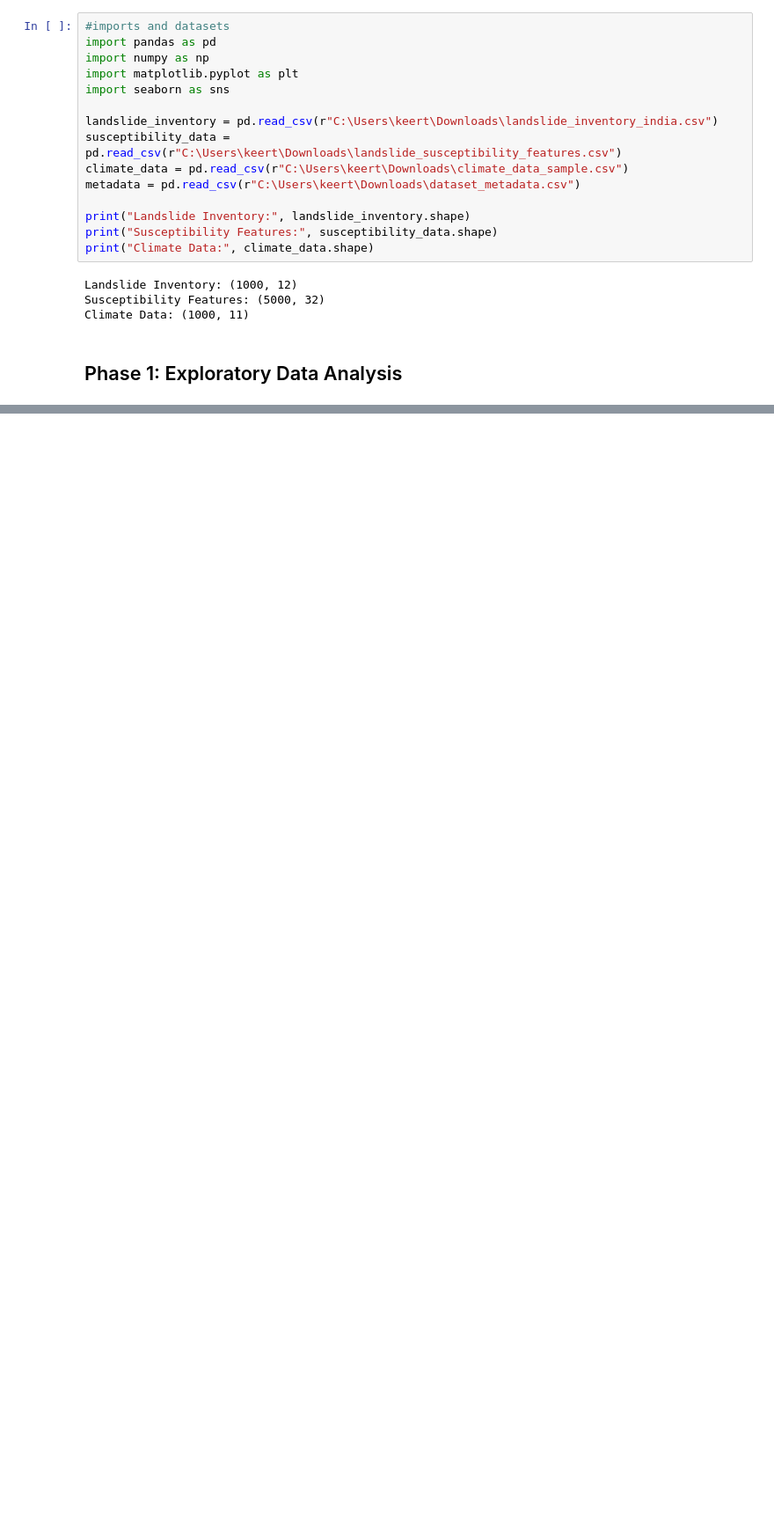
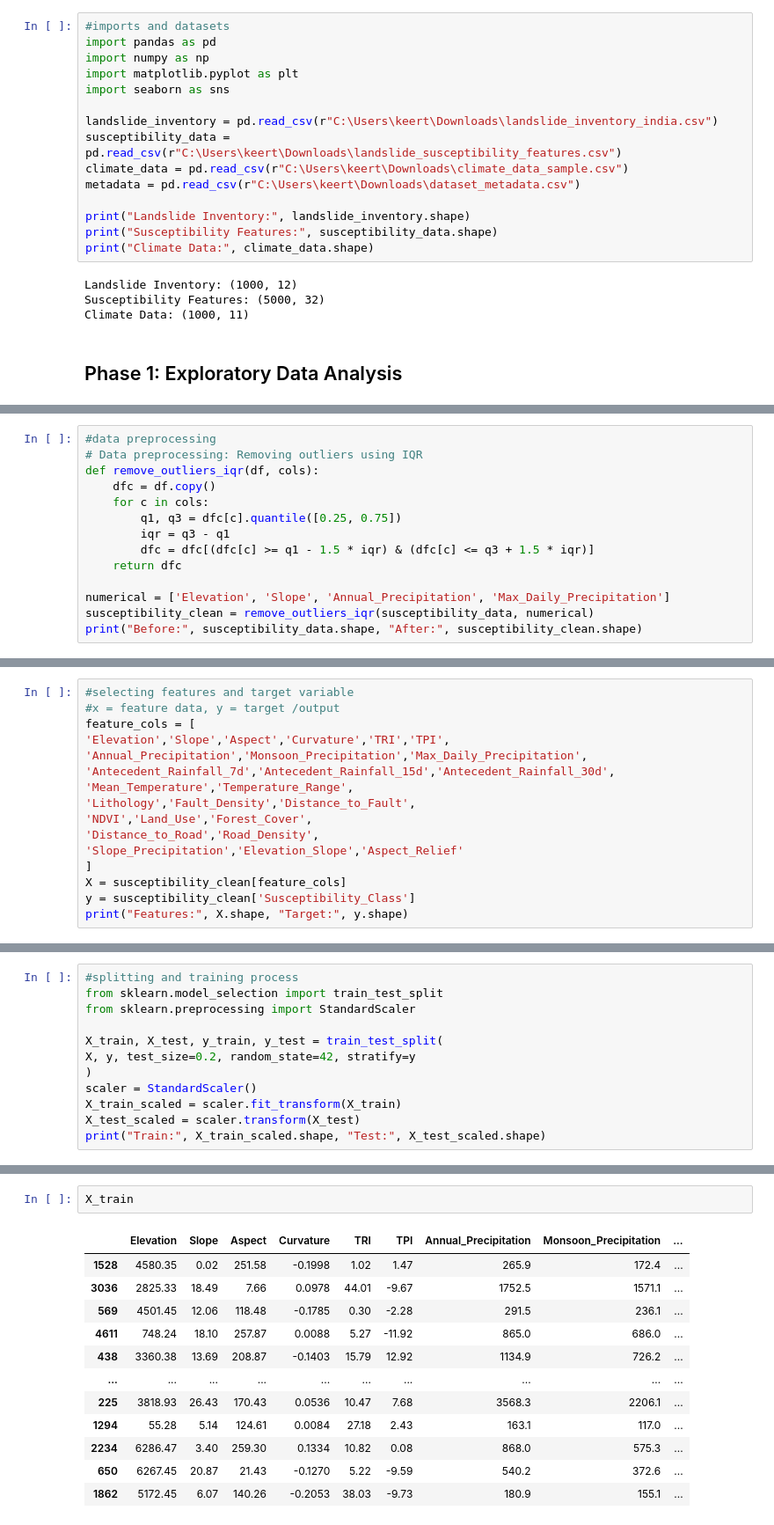
Before and after one commit to 20celeste/landslide_prediction_using_SNN, a Jupyter notebook: predict.ipynb, the cells around one changed output, grey strips where cells are left out. Shown: that part at 88% size. Cells and saved outputs as stored; diff of their text form; blank space fills up the shorter version.

```diff
--- a/predict.ipynb
+++ b/predict.ipynb
@@ -165,0 +195,14 @@ plt.show()
+# %%
+#data preprocessing
+# Data preprocessing: Removing outliers using IQR
+def remove_outliers_iqr(df, cols):
+    dfc = df.copy()
+    for c in cols:
+        q1, q3 = dfc[c].quantile([0.25, 0.75])
+        iqr = q3 - q1
+        dfc = dfc[(dfc[c] >= q1 - 1.5 * iqr) & (dfc[c] <= q3 + 1.5 * iqr)]
+    return dfc
+
+numerical = ['Elevation', 'Slope', 'Annual_Precipitation', 'Max_Daily_Precipitation']
+susceptibility_clean = remove_outliers_iqr(susceptibility_data, numerical)
+print("Before:", susceptibility_data.shape, "After:", susceptibility_clean.shape)
@@ -165,0 +211,16 @@ plt.show()
+# %%
+#selecting features and target variable
+#x = feature data, y = target /output
+feature_cols = [
+'Elevation','Slope','Aspect','Curvature','TRI','TPI',
+'Annual_Precipitation','Monsoon_Precipitation','Max_Daily_Precipitation',
+'Antecedent_Rainfall_7d','Antecedent_Rainfall_15d','Antecedent_Rainfall_30d',
+'Mean_Temperature','Temperature_Range',
+'Lithology','Fault_Density','Distance_to_Fault',
+'NDVI','Land_Use','Forest_Cover',
+'Distance_to_Road','Road_Density',
+'Slope_Precipitation','Elevation_Slope','Aspect_Relief'
+]
+X = susceptibility_clean[feature_cols]
+y = susceptibility_clean['Susceptibility_Class']
+print("Features:", X.shape, "Target:", y.shape)
@@ -165,0 +229,12 @@ plt.show()
+# %%
+#splitting and training process
+from sklearn.model_selection import train_test_split
+from sklearn.preprocessing import StandardScaler
+
+X_train, X_test, y_train, y_test = train_test_split(
+X, y, test_size=0.2, random_state=42, stratify=y
+)
+scaler = StandardScaler()
+X_train_scaled = scaler.fit_transform(X_train)
+X_test_scaled = scaler.transform(X_test)
+print("Train:", X_train_scaled.shape, "Test:", X_test_scaled.shape)
@@ -165,0 +243,15 @@ plt.show()
+# %%
+X_train
+# %% [output]
+|  | Elevation | Slope | Aspect | Curvature | TRI | TPI | Annual_Precipitation | Monsoon_Precipitation | ... |
+| 1528 | 4580.35 | 0.02 | 251.58 | -0.1998 | 1.02 | 1.47 | 265.9 | 172.4 | ... |
+| 3036 | 2825.33 | 18.49 | 7.66 | 0.0978 | 44.01 | -9.67 | 1752.5 | 1571.1 | ... |
+| 569 | 4501.45 | 12.06 | 118.48 | -0.1785 | 0.30 | -2.28 | 291.5 | 236.1 | ... |
+| 4611 | 748.24 | 18.10 | 257.87 | 0.0088 | 5.27 | -11.92 | 865.0 | 686.0 | ... |
+| 438 | 3360.38 | 13.69 | 208.87 | -0.1403 | 15.79 | 12.92 | 1134.9 | 726.2 | ... |
+| ... | ... | ... | ... | ... | ... | ... | ... | ... | ... |
+| 225 | 3818.93 | 26.43 | 170.43 | 0.0536 | 10.47 | 7.68 | 3568.3 | 2206.1 | ... |
+| 1294 | 55.28 | 5.14 | 124.61 | 0.0084 | 27.18 | 2.43 | 163.1 | 117.0 | ... |
+| 2234 | 6286.47 | 3.40 | 259.30 | 0.1334 | 10.82 | 0.08 | 868.0 | 575.3 | ... |
+| 650 | 6267.45 | 20.87 | 21.43 | -0.1270 | 5.22 | -9.59 | 540.2 | 372.6 | ... |
+| 1862 | 5172.45 | 6.07 | 140.26 | -0.2053 | 38.03 | -9.73 | 180.9 | 155.1 | ... |
```
Also changed, not shown: parts of 9 cells of this notebook.
